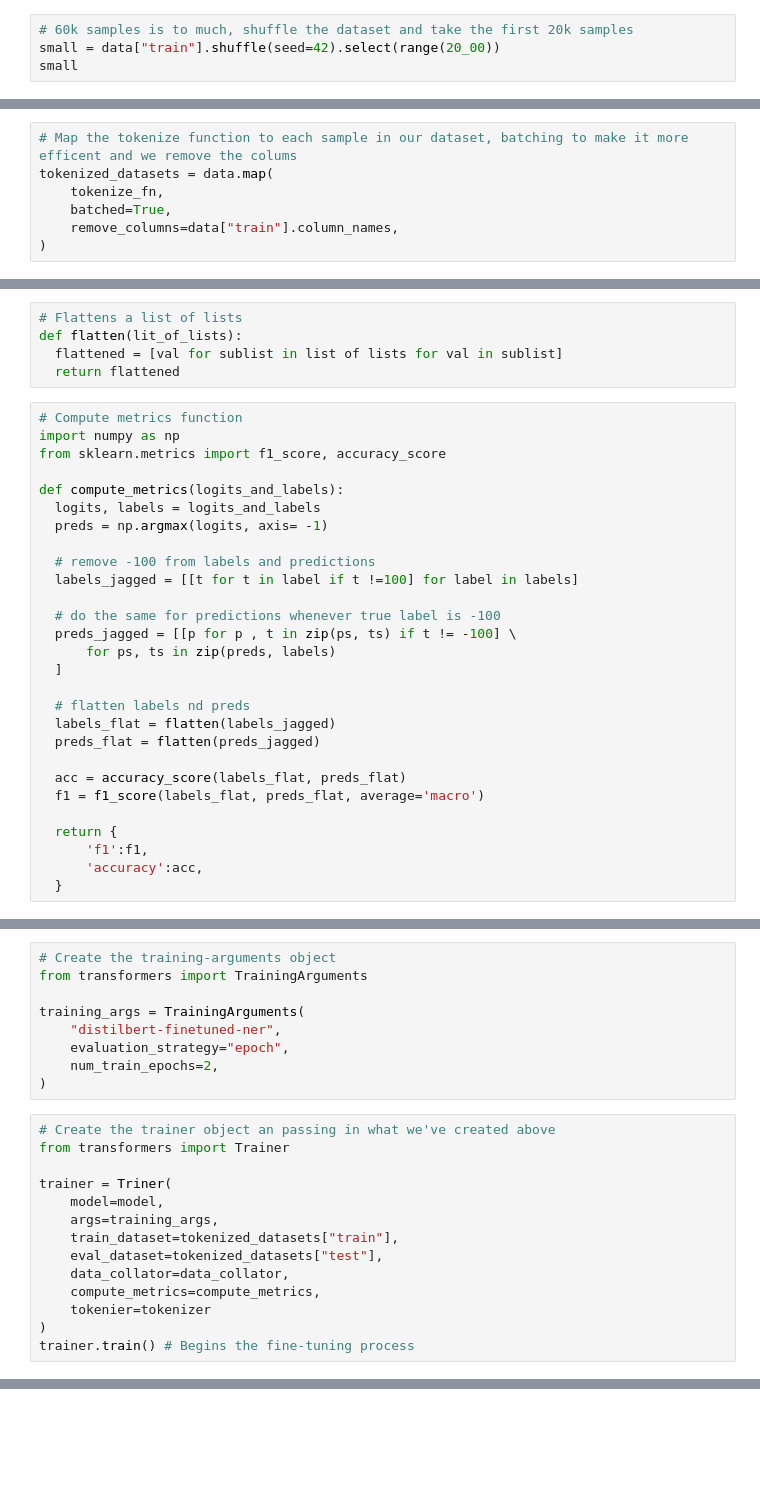
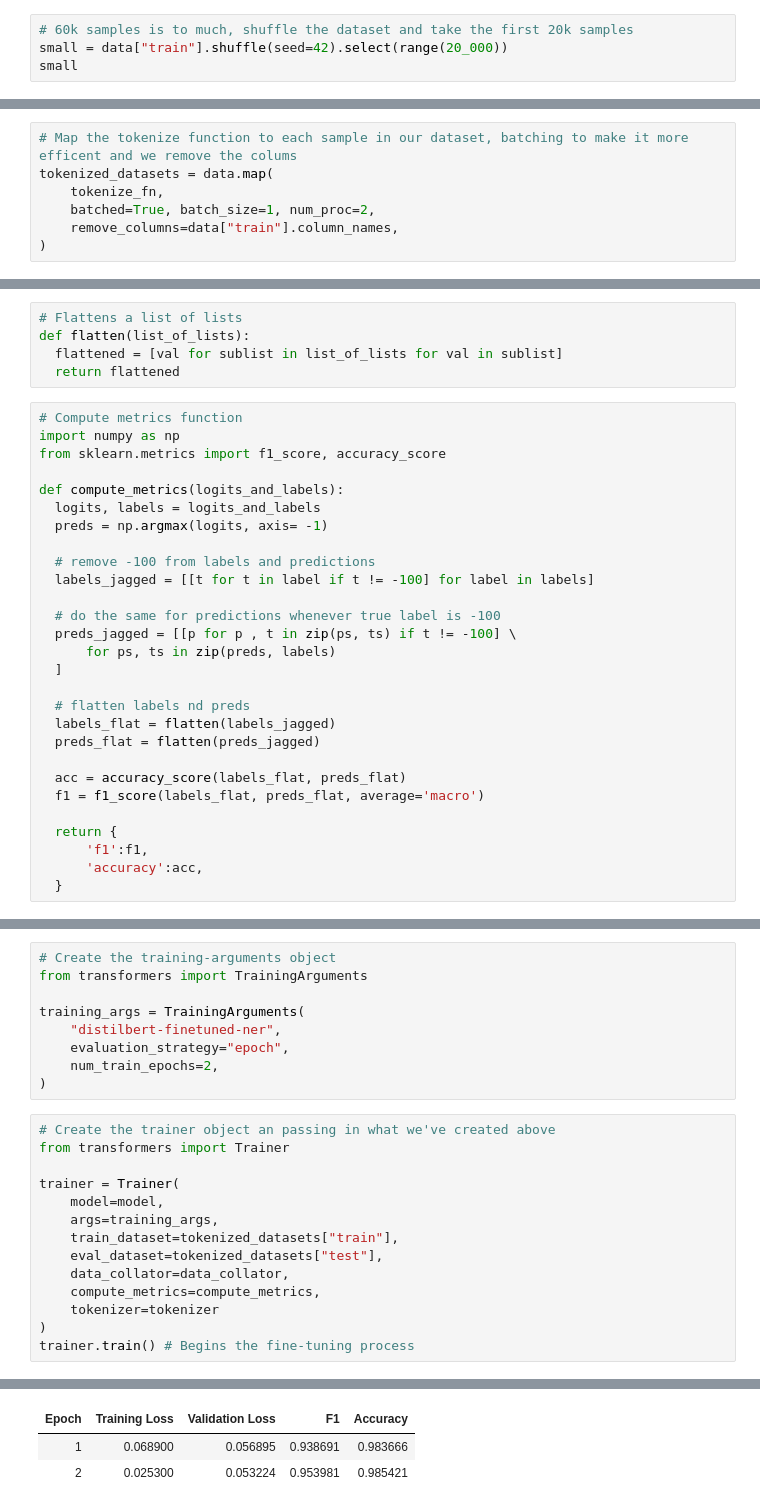
Before and after one commit to JonasHagstrom79/Natural-Language-Processing, a Jupyter notebook: POS_Tagging_&_custom_dataset.ipynb, the cells around one changed output, grey strips where cells are left out. Cells and saved outputs as stored; diff of their text form; blank space fills up the shorter version.

```diff
--- a/POS_Tagging_&_custom_dataset.ipynb
+++ b/POS_Tagging_&_custom_dataset.ipynb
@@ -46,4 +82,4 @@ data
 # %%
 # 60k samples is to much, shuffle the dataset and take the first 20k samples
-small = data["train"].shuffle(seed=42).select(range(20_00))
+small = data["train"].shuffle(seed=42).select(range(20_000))
 small
@@ -142,7 +311,7 @@ data["train"].column_names
 # Map the tokenize function to each sample in our dataset, batching to make it more efficent and we remove the colums
 tokenized_datasets = data.map(
     tokenize_fn,
-    batched=True,
+    batched=True, batch_size=1, num_proc=2,
     remove_columns=data["train"].column_names,
 )
 # %%
@@ -155,8 +335,8 @@ from transformaers import DataCollatorForTokenClassification
 data_collator = DataCollatorForTokenClassification(tokenizer=tokenizer)
 # %%
 # Flattens a list of lists
-def flatten(lit_of_lists):
-  flattened = [val for sublist in list of lists for val in sublist]
+def flatten(list_of_lists):
+  flattened = [val for sublist in list_of_lists for val in sublist]
   return flattened
 # %%
 # Compute metrics function
@@ -168,7 +348,7 @@ def compute_metrics(logits_and_labels):
   preds = np.argmax(logits, axis= -1)
 
   # remove -100 from labels and predictions
-  labels_jagged = [[t for t in label if t !=100] for label in labels]
+  labels_jagged = [[t for t in label if t != -100] for label in labels]
 
   # do the same for predictions whenever true label is -100
   preds_jagged = [[p for p , t in zip(ps, ts) if t != -100] \
@@ -221,13 +409,14 @@ training_args = TrainingArguments(
 # Create the trainer object an passing in what we've created above
 from transformers import Trainer
 
-trainer = Triner(
+trainer = Trainer(
     model=model,
     args=training_args,
     train_dataset=tokenized_datasets["train"],
     eval_dataset=tokenized_datasets["test"],
     data_collator=data_collator,
     compute_metrics=compute_metrics,
-    tokenier=tokenizer
+    tokenizer=tokenizer
 )
 trainer.train() # Begins the fine-tuning process
+# %% [output]
@@ -233,0 +425,3 @@ trainer.train() # Begins the fine-tuning process
+| Epoch | Training Loss | Validation Loss | F1 | Accuracy |
+| 1 | 0.068900 | 0.056895 | 0.938691 | 0.983666 |
+| 2 | 0.025300 | 0.053224 | 0.953981 | 0.985421 |
```
Also changed, not shown: parts of 29 cells of this notebook.
